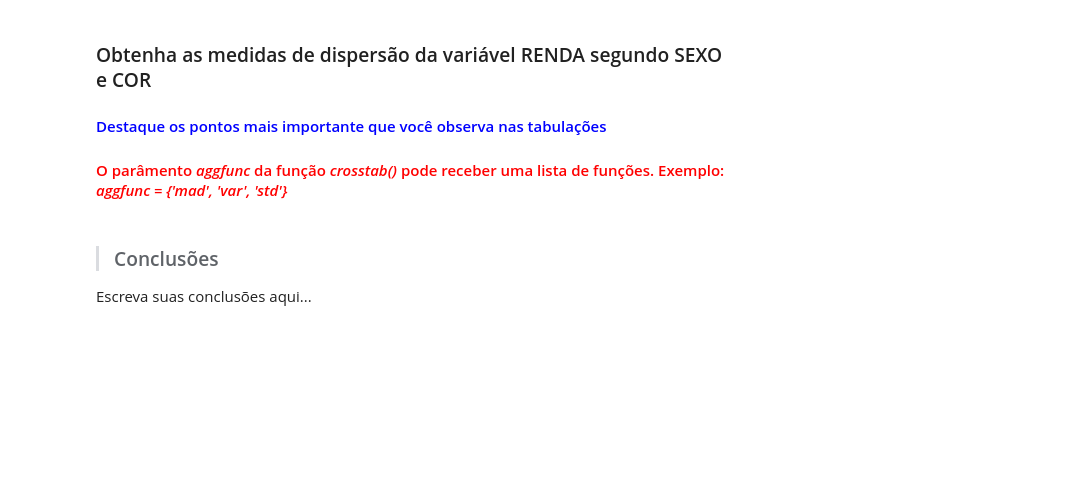
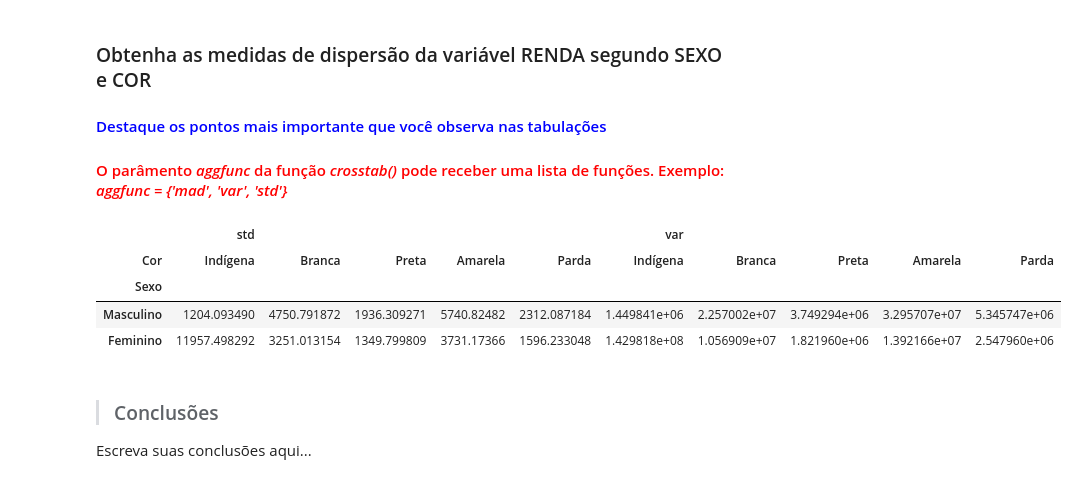
Before and after one commit to mr-miguelrangel/ESTUDO-Analise-descritiva, a Jupyter notebook: Análise_Descritiva.ipynb, the cells around one changed output. Cells and saved outputs as stored; diff of their text form; code cells hidden in the pictures; blank space fills up the shorter version.

```diff
--- a/Análise_Descritiva.ipynb
+++ b/Análise_Descritiva.ipynb
@@ -389,6 +434,17 @@ Escreva suas conclusões aqui...
 ### Obtenha as medidas de dispersão da variável RENDA segundo SEXO e COR
 #### <font color='blue'>Destaque os pontos mais importante que você observa nas tabulações</font>
 #### <font color='red'>O parâmento <i>aggfunc</i> da função <i>crosstab()</i> pode receber uma lista de funções. Exemplo: <i>aggfunc = {'mad', 'var', 'std'}</i></font>
+# %%
+tabela = pd.crosstab(dados.Sexo, dados.Cor, values = dados.Renda, aggfunc={'var', 'std'})
+tabela = tabela.rename(sexo)
+tabela = tabela.rename(columns = cor)
+tabela
+# %% [output]
+|  | std |  |  |  |  | var |  |  |  |  |
+| Cor | Indígena | Branca | Preta | Amarela | Parda | Indígena | Branca | Preta | Amarela | Parda |
+| Sexo |  |  |  |  |  |  |  |  |  |  |
+| Masculino | 1204.093490 | 4750.791872 | 1936.309271 | 5740.82482 | 2312.087184 | 1.449841e+06 | 2.257002e+07 | 3.749294e+06 | 3.295707e+07 | 5.345747e+06 |
+| Feminino | 11957.498292 | 3251.013154 | 1349.799809 | 3731.17366 | 1596.233048 | 1.429818e+08 | 1.056909e+07 | 1.821960e+06 | 1.392166e+07 | 2.547960e+06 |
 # %% [markdown]
 > ### Conclusões
 
```
Also changed, not shown: parts of 8 cells of this notebook.
